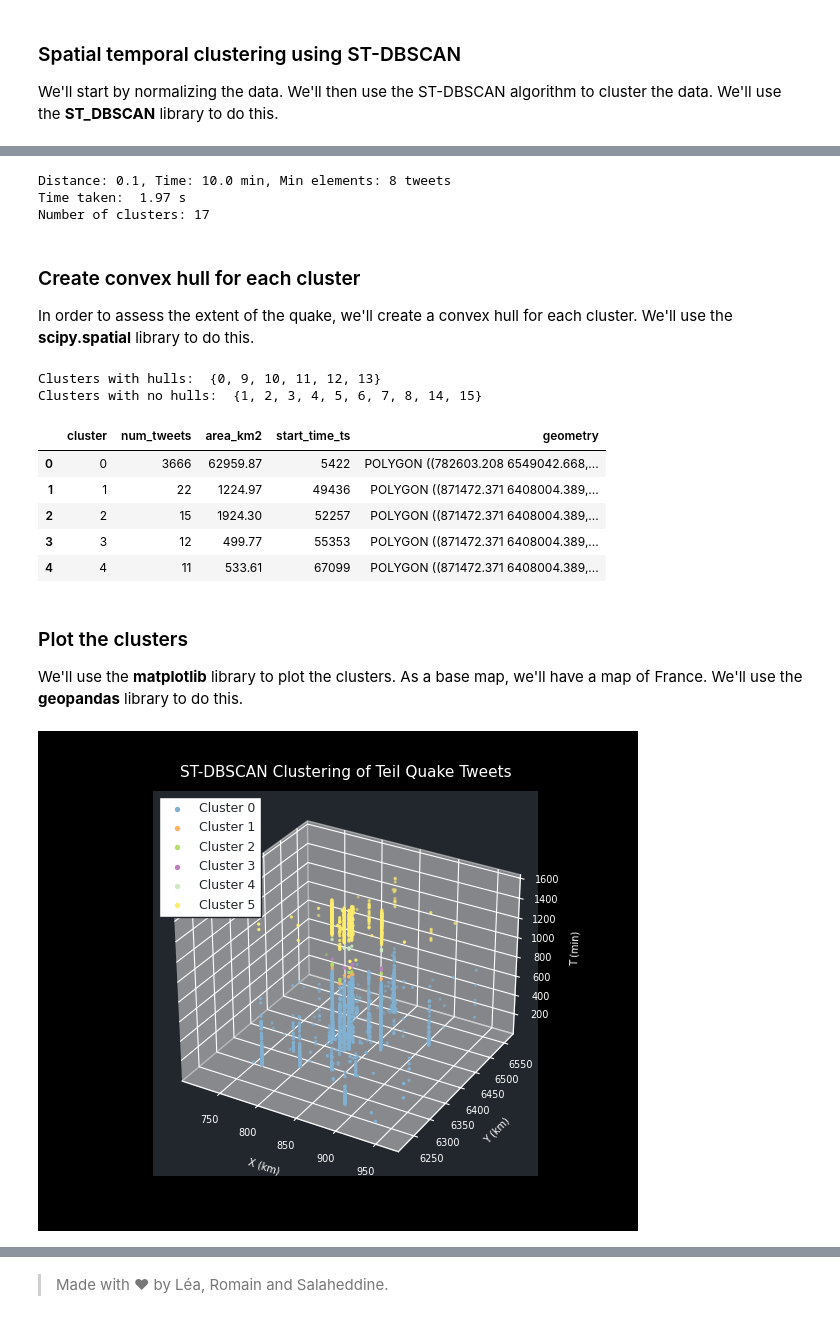
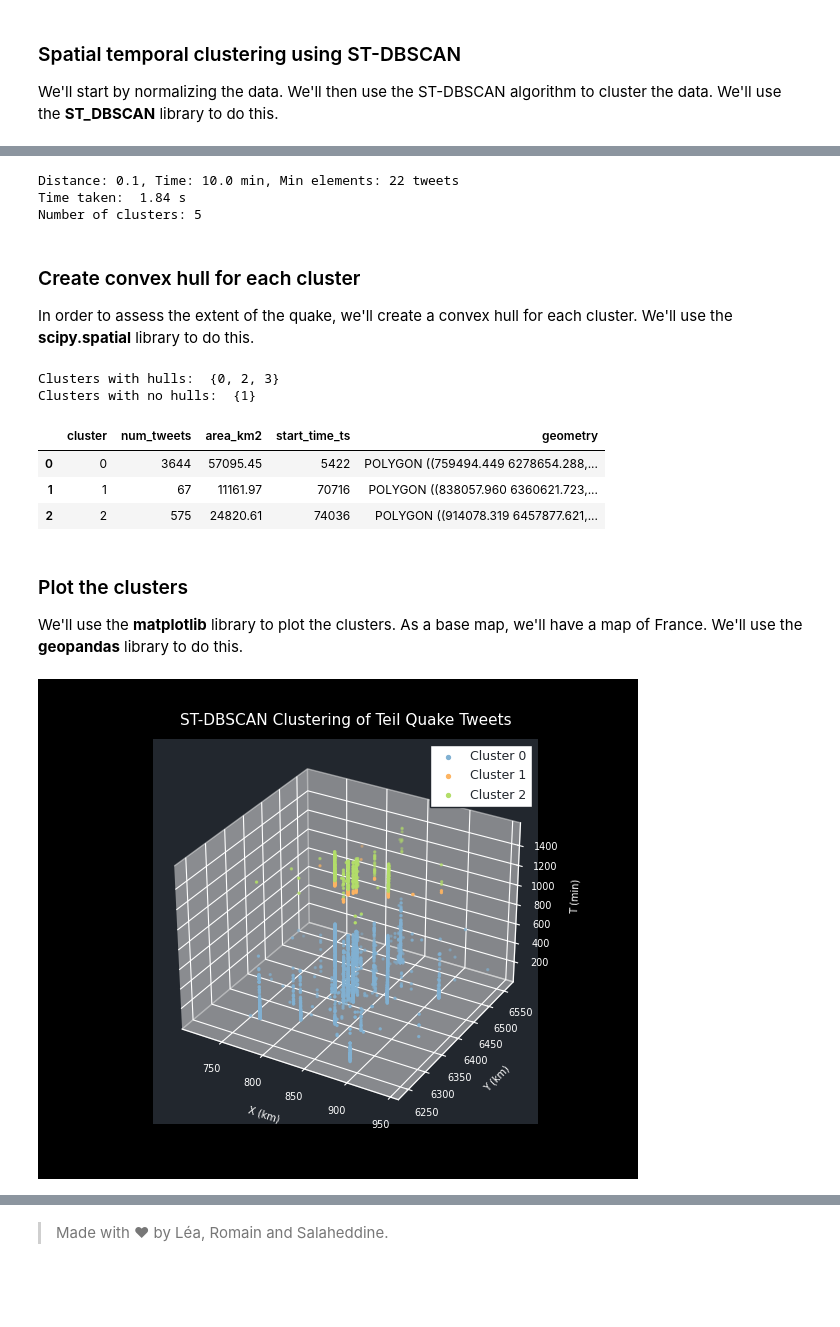
Before and after one commit to lletassey/clustering-tweets-earthquake, a Jupyter notebook: notebooks/algos/stdbscan.ipynb, the cells around one changed output, grey strips where cells are left out. Saved outputs shown, nothing was run; the diff lists cells and outputs as text; code cells hidden in the pictures; blank space fills up the shorter version.

```diff
--- a/notebooks/algos/stdbscan.ipynb
+++ b/notebooks/algos/stdbscan.ipynb
@@ -197,7 +197,7 @@ plt.show()
 # Parameters
 eps1 = 0.1 # Distance threshold
 eps2 = 60*10 # Time threshold
-min_samples = 8 # Minimum number of tweets in a cluster
+min_samples = 22 # Minimum number of tweets in a cluster
 
 # Run ST-DBSCAN
 start = time.time()
@@ -211,9 +211,9 @@ print("Number of clusters: {}".format(len(set(st_dbscan.labels))))
 # Add cluster column to tweets
 tweets['cluster'] = st_dbscan.labels
 # %% [output]
-Distance: 0.1, Time: 10.0 min, Min elements: 8 tweets
-Time taken:  1.97 s
-Number of clusters: 17
+Distance: 0.1, Time: 10.0 min, Min elements: 22 tweets
+Time taken:  1.84 s
+Number of clusters: 5
 # %% [markdown]
 ### Create convex hull for each cluster
 
@@ -263,17 +263,15 @@ hulls['cluster'] = hulls['cluster'].astype('category').cat.codes
 # Convert start time to int
 hulls['start_time_ts'] = hulls['start_time_ts'].astype(int)
 # %% [output]
-Clusters with hulls:  {0, 9, 10, 11, 12, 13}
-Clusters with no hulls:  {1, 2, 3, 4, 5, 6, 7, 8, 14, 15}
+Clusters with hulls:  {0, 2, 3}
+Clusters with no hulls:  {1}
 # %%
 hulls.head()
 # %% [output]
 |  | cluster | num_tweets | area_km2 | start_time_ts | geometry |
-| 0 | 0 | 3666 | 62959.87 | 5422 | POLYGON ((782603.208 6549042.668,... |
-| 1 | 1 | 22 | 1224.97 | 49436 | POLYGON ((871472.371 6408004.389,... |
-| 2 | 2 | 15 | 1924.30 | 52257 | POLYGON ((871472.371 6408004.389,... |
-| 3 | 3 | 12 | 499.77 | 55353 | POLYGON ((871472.371 6408004.389,... |
-| 4 | 4 | 11 | 533.61 | 67099 | POLYGON ((871472.371 6408004.389,... |
+| 0 | 0 | 3644 | 57095.45 | 5422 | POLYGON ((759494.449 6278654.288,... |
+| 1 | 1 | 67 | 11161.97 | 70716 | POLYGON ((838057.960 6360621.723,... |
+| 2 | 2 | 575 | 24820.61 | 74036 | POLYGON ((914078.319 6457877.621,... |
 # %% [markdown]
 ### Plot the clusters
 
@@ -282,55 +280,55 @@ We'll use the **matplotlib** library to plot the clusters. As a base map, we'll
 # Plot tweets in 3D
 plt.clf()
 
-ax = plt.axes(projection='3d')
+ax_cube = plt.axes(projection='3d')
 # Select tweets without noise
 tweets_ = tweets[tweets['cluster'] != -1]
 for cluster in set(tweets_['cluster']):
     # Select tweets in cluster
     tweets_cluster = tweets_[tweets_['cluster'] == cluster]
     # Plot tweets in cluster
-    ax.scatter3D(
+    ax_cube.scatter3D(
         tweets_cluster['x_m'],
         tweets_cluster['y_m'],
         tweets_cluster['ts'] / 60,
         s=2,
         color='C{}'.format(cluster + 4),
         label='Noise' if cluster == -1 else 'Cluster {}'.format(cluster)
     )
-ax.set_xlabel('x_m')
-ax.set_ylabel('y_m')
-ax.set_zlabel('ts')
+ax_cube.set_xlabel('x_m')
+ax_cube.set_ylabel('y_m')
+ax_cube.set_zlabel('ts')
 
 # Set fig size
 fig = plt.gcf()
 fig.set_size_inches(6, 5)
 
-ax.set_facecolor('#22272e')
-ax.get_figure().patch.set_facecolor('#22272e')
+ax_cube.set_facecolor('#22272e')
+ax_cube.get_figure().patch.set_facecolor('#22272e')
 
 # Set title
-ax.set_title("ST-DBSCAN Clustering of Teil Quake Tweets", fontsize=11, weight='medium', color='white', pad=10)
+ax_cube.set_title("ST-DBSCAN Clustering of Teil Quake Tweets", fontsize=11, weight='medium', color='white', pad=10)
 
-ax.legend(loc='best', fontsize=9, labelcolor='#22272e', markerscale=2,
+ax_cube.legend(loc='best', fontsize=9, labelcolor='#22272e', markerscale=2,
           facecolor='white', title_fontsize=14, fancybox=False, framealpha=1, edgecolor='#22272e')
 
 m2km = lambda x, _: f'{x/1000:g}'
-ax.xaxis.set_major_formatter(m2km)
-ax.yaxis.set_major_formatter(m2km)
+ax_cube.xaxis.set_major_formatter(m2km)
+ax_cube.yaxis.set_major_formatter(m2km)
 
 # Set axis labels
-ax.set_xlabel("X (km)", fontsize=7, labelpad=5, color='white')
-ax.set_ylabel("Y (km)", fontsize=7, labelpad=5, color='white')
-ax.set_zlabel("T (min)", fontsize=7, labelpad=5, color='white')
+ax_cube.set_xlabel("X (km)", fontsize=7, labelpad=5, color='white')
+ax_cube.set_ylabel("Y (km)", fontsize=7, labelpad=5, color='white')
+ax_cube.set_zlabel("T (min)", fontsize=7, labelpad=5, color='white')
 
 # Set axis ticks color
-ax.tick_params(axis='x', colors='white', labelsize=7)
-ax.tick_params(axis='y', colors='white', labelsize=7)
-ax.tick_params(axis='z', colors='white', labelsize=7)
+ax_cube.tick_params(axis='x', colors='white', labelsize=7)
+ax_cube.tick_params(axis='y', colors='white', labelsize=7)
+ax_cube.tick_params(axis='z', colors='white', labelsize=7)
 
 plt.show()
 # %% [output]
-[figure, old version]
+[figure, new version]
 # %%
 # Read France geojson
 france = gpd.read_file(filename='../data/france.geojson')
```
Also changed, not shown: parts of 6 cells of this notebook, 7 other files.
